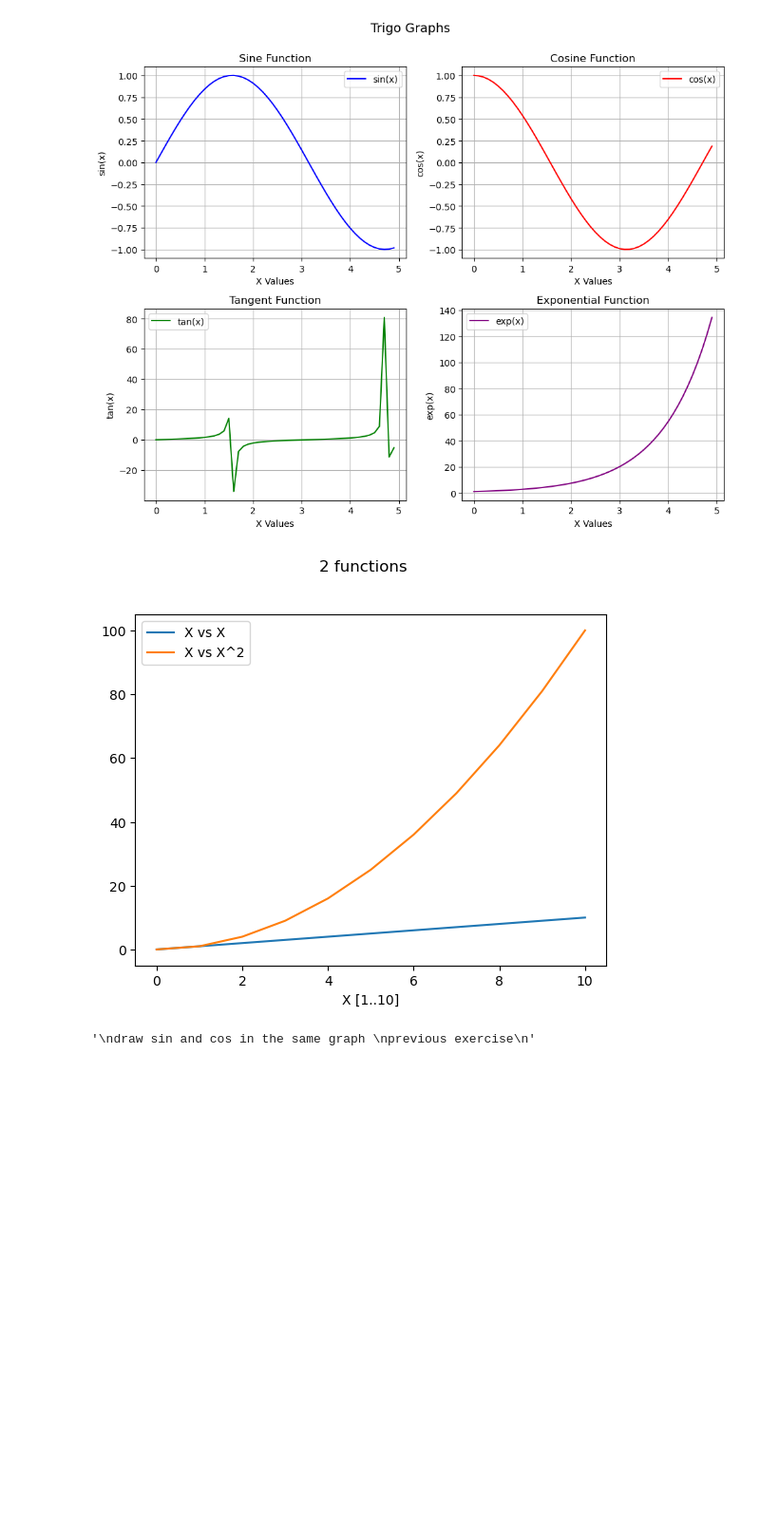
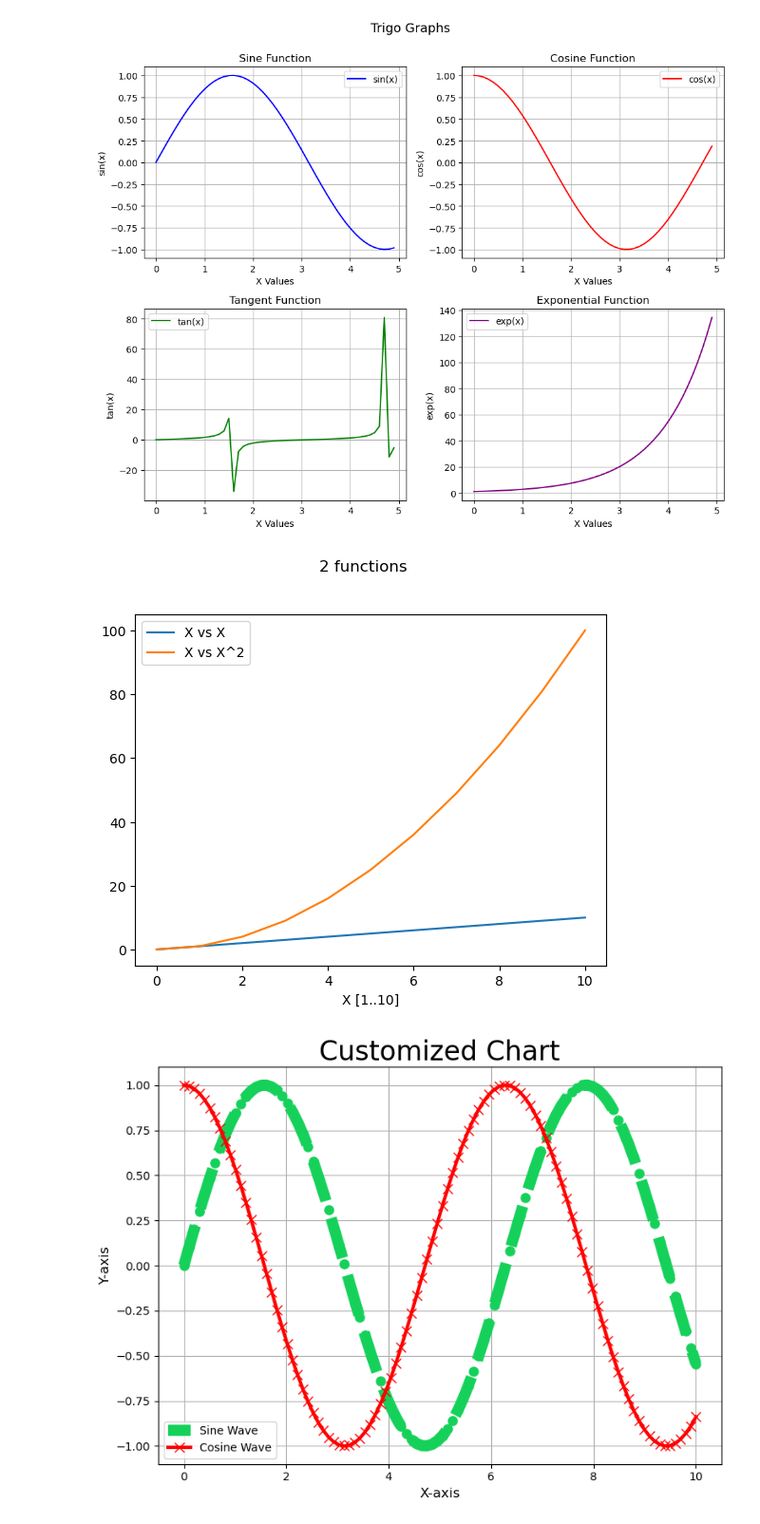
Before and after one commit to pythonai200425/29.09.2025, a Jupyter notebook: matplotlib_290925.ipynb, the cells around one changed output. Shown at 95% size. Cells and saved outputs as stored; diff of their text form; code cells hidden in the pictures; blank space fills up the shorter version.

```diff
--- a/matplotlib_290925.ipynb
+++ b/matplotlib_290925.ipynb
@@ -284,10 +284,39 @@ fig.suptitle('2 functions', y=1.0)
 
 plt.show()
 
-'''
-draw sin and cos in the same graph
-previous exercise
-'''
+# draw sin and cos in the same graph
+# previous exercise
 # %% [output]
 [figure]
-'\ndraw sin and cos in the same graph \nprevious exercise\n'
+# %%
+# Data
+x = np.linspace(0, 10, 100)
+y = np.sin(x)
+y2 = np.cos(x)
+
+# Create the figure and axis
+fig, graph = plt.subplots(figsize=(8, 6))
+
+# Plot with all the mentioned features
+# First line: customized color, line width (lw), line style (ls), marker, and marker size
+graph.plot(x, y, label='Sine Wave', color='#15d15a', lw=10, ls='--', marker='o', markersize=8)
+
+# Second line: another set of customization
+graph.plot(x, y2, label='Cosine Wave', color='red', lw=3, linestyle='-', marker='x', markersize=8)
+
+# Set title, labels, and legend
+graph.set_title('Customized Chart', fontsize=24)
+graph.set_xlabel('X-axis', fontsize=12)
+graph.set_ylabel('Y-axis', fontsize=12)
+
+# Add legend
+graph.legend()
+
+# Add grid
+graph.grid(True)
+
+# Show the plot
+plt.tight_layout()
+plt.show()
+# %% [output]
+[figure, added]
```
Also changed, not shown: parts of 8 cells of this notebook.
